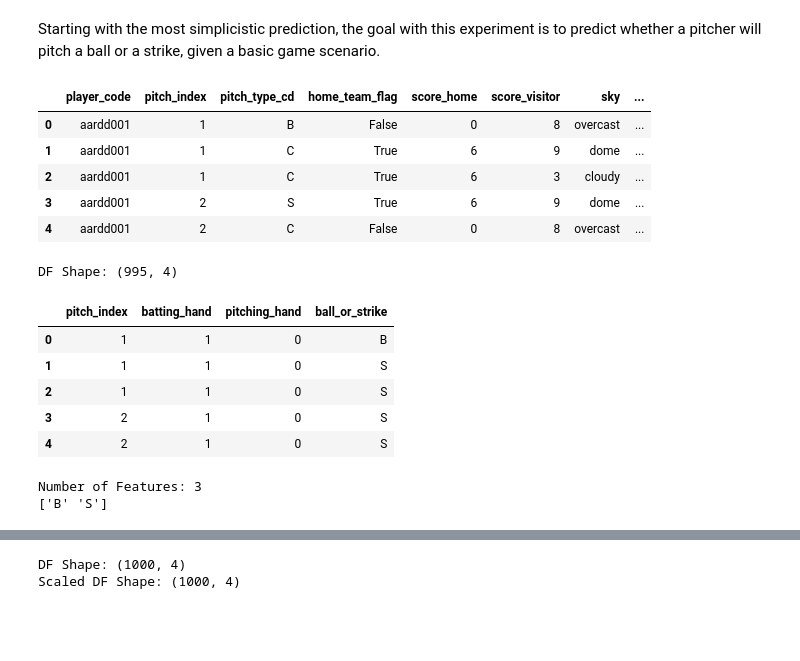
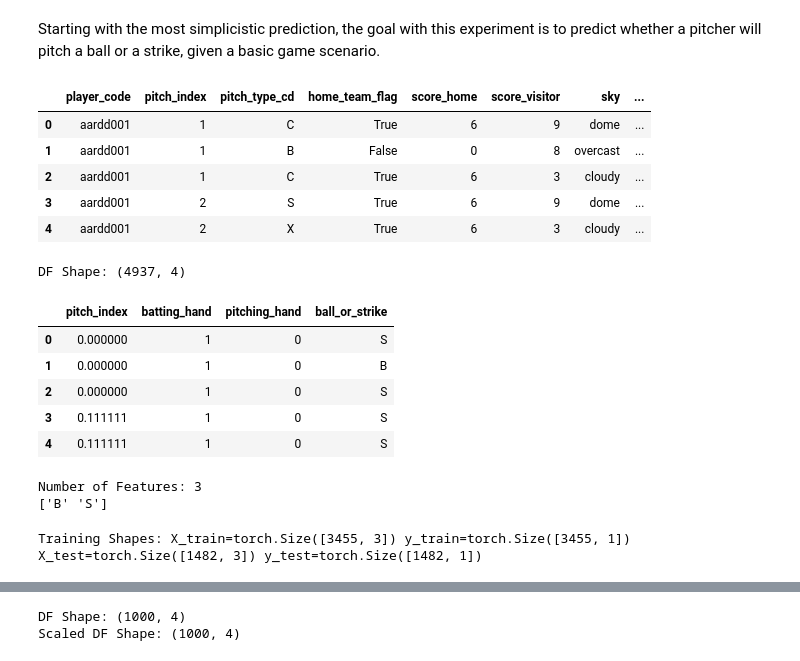
Before and after one commit to glroland/baseball, a Jupyter notebook: src/predict/predict_pitch_experiment.ipynb, the cells around one changed output, grey strips where cells are left out. Saved outputs shown, nothing was run; the diff lists cells and outputs as text; code cells hidden in the pictures; blank space fills up the shorter version.

```diff
--- a/src/predict/predict_pitch_experiment.ipynb
+++ b/src/predict/predict_pitch_experiment.ipynb
@@ -18,7 +19,7 @@ import copy
 # %%
 DB_CONNECTION_STRING = "postgresql://baseball_app:baseball123@envision/baseball_db"
 
-DATASET_SIZE = 1000
+DATASET_SIZE = 5000
 
 RANDOM_NUMBER_SEED = 42
 
@@ -54,34 +55,37 @@ with psycopg.connect(DB_CONNECTION_STRING) as sql_connection:
 df.head()
 # %% [output]
 |  | player_code | pitch_index | pitch_type_cd | home_team_flag | score_home | score_visitor | sky | ... |
-| 0 | aardd001 | 1 | B | False | 0 | 8 | overcast | ... |
-| 1 | aardd001 | 1 | C | True | 6 | 9 | dome | ... |
+| 0 | aardd001 | 1 | C | True | 6 | 9 | dome | ... |
+| 1 | aardd001 | 1 | B | False | 0 | 8 | overcast | ... |
 | 2 | aardd001 | 1 | C | True | 6 | 3 | cloudy | ... |
 | 3 | aardd001 | 2 | S | True | 6 | 9 | dome | ... |
-| 4 | aardd001 | 2 | C | False | 0 | 8 | overcast | ... |
+| 4 | aardd001 | 2 | X | True | 6 | 3 | cloudy | ... |
 # %%
 # focus data frame on prediction values
 original_data_df = df
 df = df[["pitch_index", "batting_hand", "pitching_hand", "ball_or_strike"]]
 df = df[df['ball_or_strike'].notnull()]
+
+scaler = MinMaxScaler()
+df['pitch_index'] = scaler.fit_transform(df[['pitch_index']])
 
 # Scale Batting Hand
 df["pitching_hand"] = df["pitching_hand"].apply(lambda x: HAND_LEFT if x == 'L' else HAND_RIGHT)
 
 # Scale Pitching Hand
 df["batting_hand"] = df["batting_hand"].apply(lambda x: HAND_LEFT if x == 'L' else HAND_RIGHT)
 
 print ("DF Shape: " + str(df.shape))
 
 df.head()
 # %% [output]
-DF Shape: (995, 4)
+DF Shape: (4937, 4)
 |  | pitch_index | batting_hand | pitching_hand | ball_or_strike |
-| 0 | 1 | 1 | 0 | B |
-| 1 | 1 | 1 | 0 | S |
-| 2 | 1 | 1 | 0 | S |
-| 3 | 2 | 1 | 0 | S |
-| 4 | 2 | 1 | 0 | S |
+| 0 | 0.000000 | 1 | 0 | S |
+| 1 | 0.000000 | 1 | 0 | B |
+| 2 | 0.000000 | 1 | 0 | S |
+| 3 | 0.111111 | 1 | 0 | S |
+| 4 | 0.111111 | 1 | 0 | S |
 # %%
 num_features = df.shape[1] - 1
 print(f"Number of Features: {num_features}")
@@ -137,6 +141,11 @@ class Deep(nn.Module):
         x = self.act3(self.layer3(x))
         x = self.sigmoid(self.output(x))
         return x
+# %%
+X_train, X_test, y_train, y_test = train_test_split(X, y, train_size=0.7, shuffle=True)
+print ("Training Shapes: X_train=" + str(X_train.shape) + " y_train=" + str(y_train.shape) + " X_test=" + str(X_test.shape) + " y_test=" + str(y_test.shape))
+# %% [output]
+Training Shapes: X_train=torch.Size([3455, 3]) y_train=torch.Size([3455, 1]) X_test=torch.Size([1482, 3]) y_test=torch.Size([1482, 1])
 # %%
 # Helper function to train one model
 def model_train(model, X_train, y_train, X_val, y_val):
```
Also changed, not shown: parts of 4 cells of this notebook.
